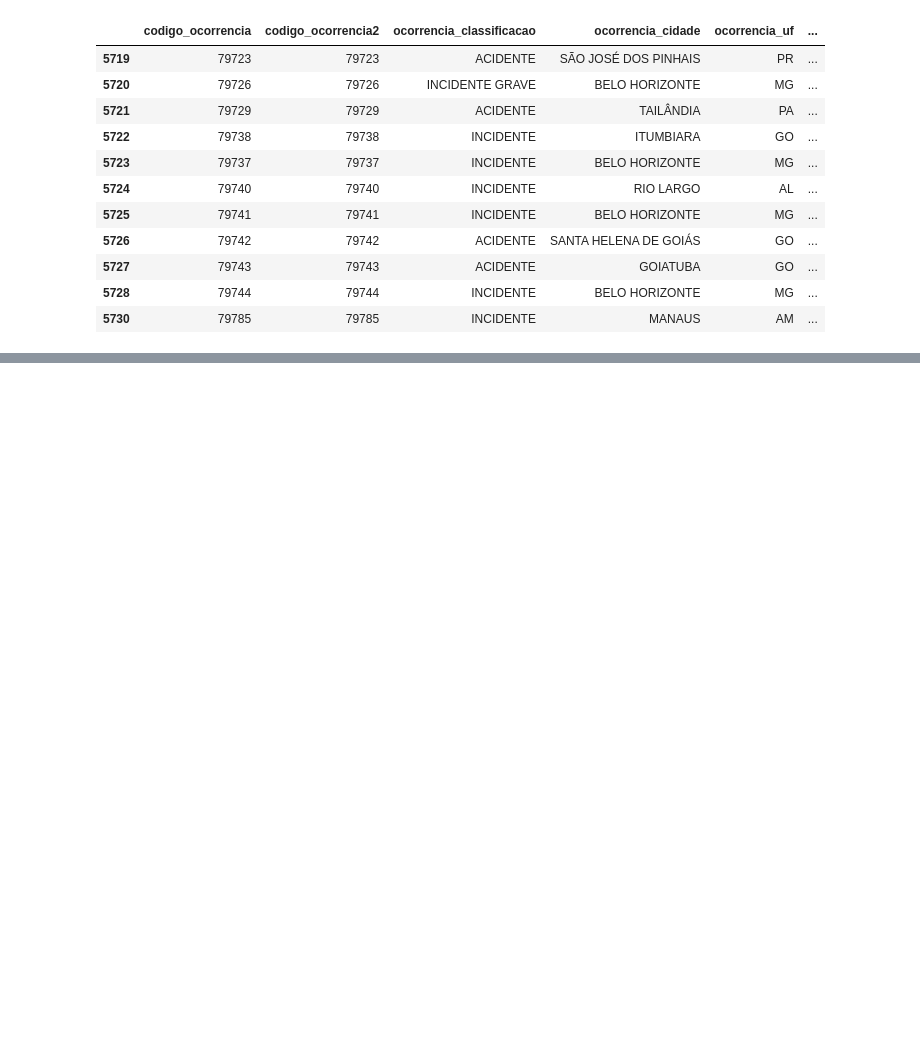
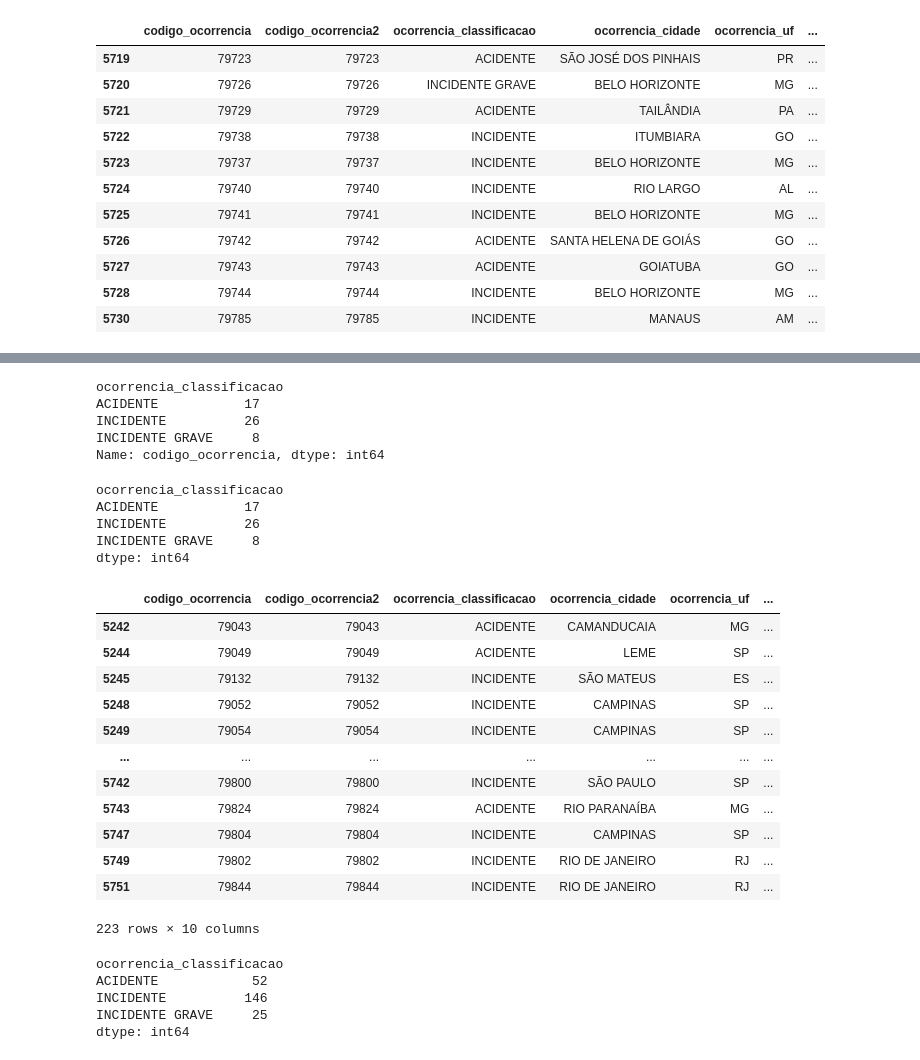
Before and after one commit to jpablolima/etl-python, a Jupyter notebook: transformacao_de_dados.ipynb, the cells around one changed output, grey strips where cells are left out. Saved outputs shown, nothing was run; the diff lists cells and outputs as text; code cells hidden in the pictures; blank space fills up the shorter version.

```diff
--- a/transformacao_de_dados.ipynb
+++ b/transformacao_de_dados.ipynb
@@ -430,0 +469,9 @@ df.loc[filtro1 & filtro2]
+# %%
+# agrupamento
+df2020.groupby(["ocorrencia_classificacao"]).codigo_ocorrencia.count()
+# %% [output]
+ocorrencia_classificacao
+ACIDENTE           17
+INCIDENTE          26
+INCIDENTE GRAVE     8
+Name: codigo_ocorrencia, dtype: int64
@@ -430,0 +481,37 @@ df.loc[filtro1 & filtro2]
+# %%
+# agrupamento com Size
+df2020.groupby(["ocorrencia_classificacao"]).size()
+# %% [output]
+ocorrencia_classificacao
+ACIDENTE           17
+INCIDENTE          26
+INCIDENTE GRAVE     8
+dtype: int64
+# %%
+# o ocorrencias do ano de 2020 região sudeste
+filtro1 = df.ocorrencia_dia.dt.year == 2020
+filtro2 = df.ocorrencia_uf.isin(['SP','MG','ES','RJ'])
+dfsudeste2020 = df.loc[filtro1 & filtro2]
+dfsudeste2020
+# %% [output]
+|  | codigo_ocorrencia | codigo_ocorrencia2 | ocorrencia_classificacao | ocorrencia_cidade | ocorrencia_uf | ... |
+| 5242 | 79043 | 79043 | ACIDENTE | CAMANDUCAIA | MG | ... |
+| 5244 | 79049 | 79049 | ACIDENTE | LEME | SP | ... |
+| 5245 | 79132 | 79132 | INCIDENTE | SÃO MATEUS | ES | ... |
+| 5248 | 79052 | 79052 | INCIDENTE | CAMPINAS | SP | ... |
+| 5249 | 79054 | 79054 | INCIDENTE | CAMPINAS | SP | ... |
+| ... | ... | ... | ... | ... | ... | ... |
+| 5742 | 79800 | 79800 | INCIDENTE | SÃO PAULO | SP | ... |
+| 5743 | 79824 | 79824 | ACIDENTE | RIO PARANAÍBA | MG | ... |
+| 5747 | 79804 | 79804 | INCIDENTE | CAMPINAS | SP | ... |
+| 5749 | 79802 | 79802 | INCIDENTE | RIO DE JANEIRO | RJ | ... |
+| 5751 | 79844 | 79844 | INCIDENTE | RIO DE JANEIRO | RJ | ... |
+223 rows × 10 columns
+# %%
+dfsudeste2020.groupby(['ocorrencia_classificacao']).size()
+# %% [output]
+ocorrencia_classificacao
+ACIDENTE            52
+INCIDENTE          146
+INCIDENTE GRAVE     25
+dtype: int64
```
Also changed, not shown: parts of 10 cells of this notebook.
